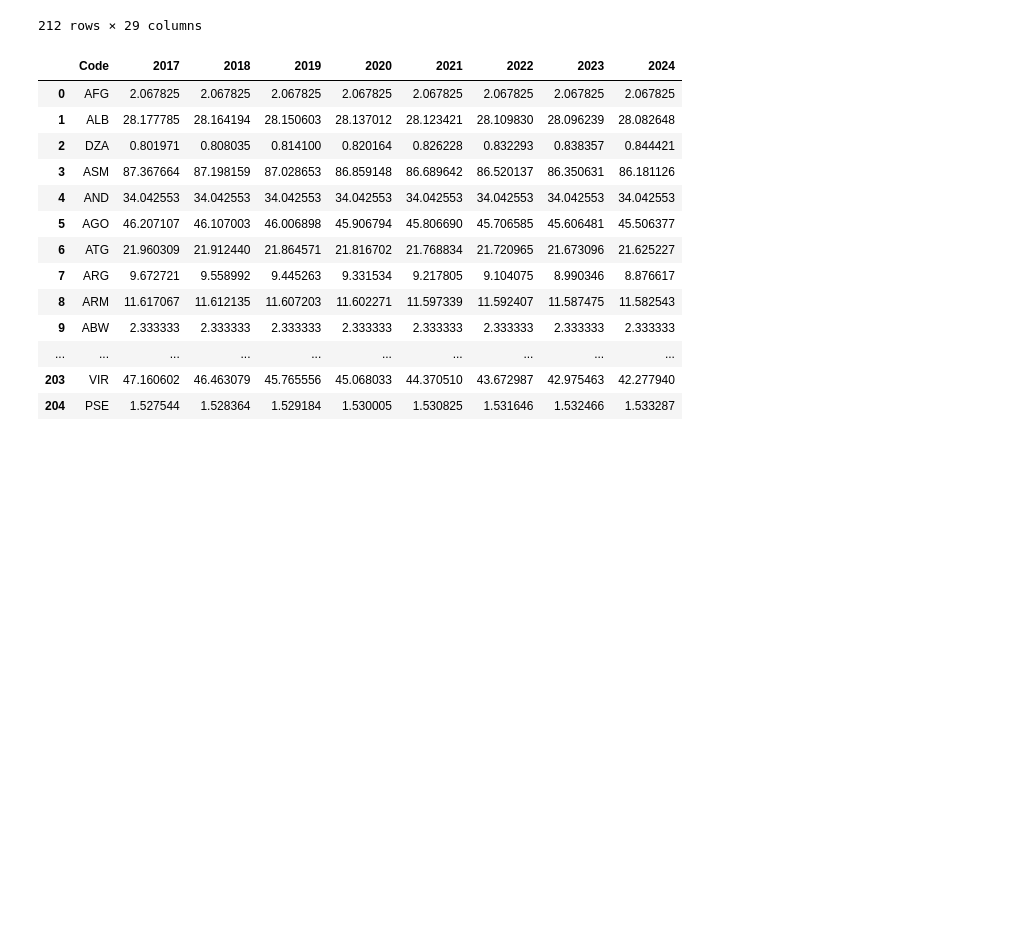
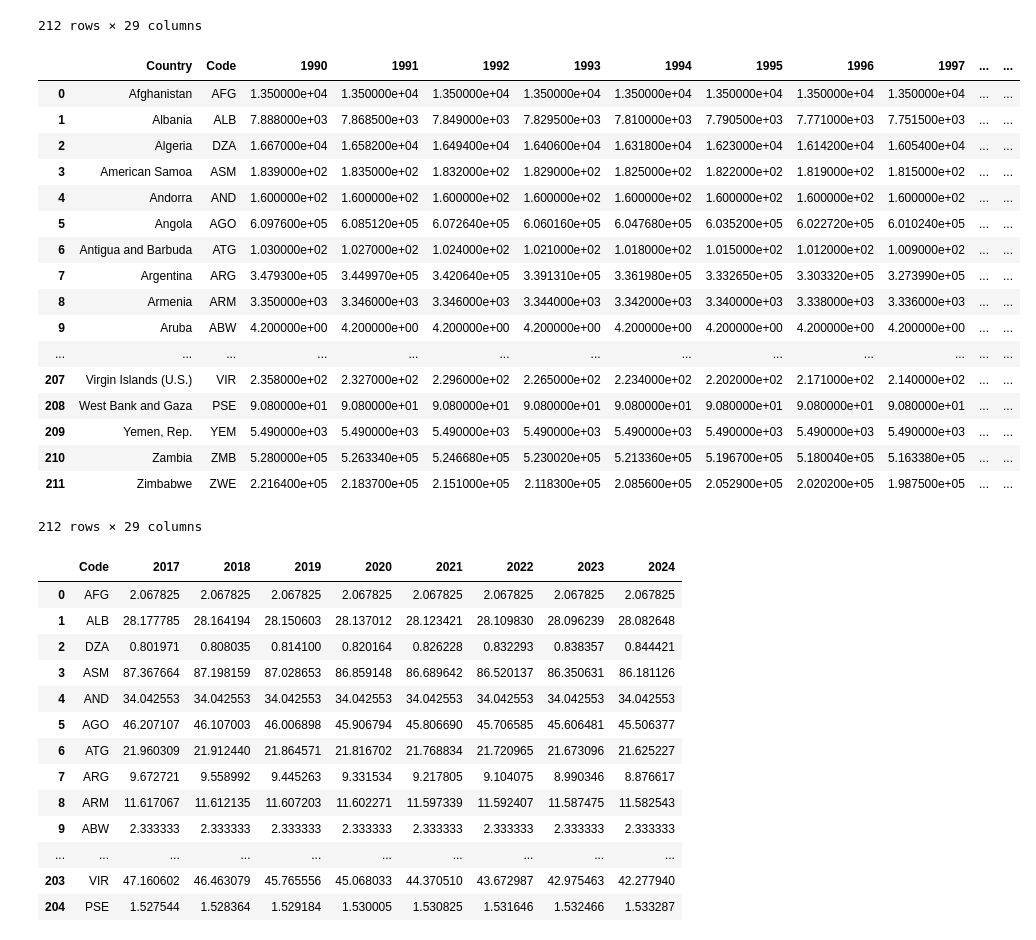
Before and after one commit to bw-deforestationdashboard/dataScience, a Jupyter notebook: Generating Predictions with World Bank Data.ipynb, the cells around one changed output. Drawn from its saved outputs; the diff is of its cells as text; code cells hidden in the pictures; blank space fills up the shorter version.

```diff
--- a/Generating Predictions with World Bank Data.ipynb
+++ b/Generating Predictions with World Bank Data.ipynb
@@ -24,6 +24,30 @@ pct_forest_coverage
 | 210 | Zambia | ZMB | 71.025976 | 70.801865 | 70.577760 | 70.353649 | 70.129544 | 69.905433 | 69.681323 | 69.457217 | ... | ... |
 | 211 | Zimbabwe | ZWE | 57.293525 | 56.448236 | 55.602947 | 54.757658 | 53.912369 | 53.067080 | 52.221791 | 51.376503 | ... | ... |
 212 rows × 29 columns
+# %%
+# Loading cleaned World Bank data on forest area in square kilometers...
+sq_km_forest_coverage = pd.read_csv('sq_km_forest_coverage.csv', index_col=0)
+
+sq_km_forest_coverage
+# %% [output]
+|  | Country | Code | 1990 | 1991 | 1992 | 1993 | 1994 | 1995 | 1996 | 1997 | ... | ... |
+| 0 | Afghanistan | AFG | 1.350000e+04 | 1.350000e+04 | 1.350000e+04 | 1.350000e+04 | 1.350000e+04 | 1.350000e+04 | 1.350000e+04 | 1.350000e+04 | ... | ... |
+| 1 | Albania | ALB | 7.888000e+03 | 7.868500e+03 | 7.849000e+03 | 7.829500e+03 | 7.810000e+03 | 7.790500e+03 | 7.771000e+03 | 7.751500e+03 | ... | ... |
+| 2 | Algeria | DZA | 1.667000e+04 | 1.658200e+04 | 1.649400e+04 | 1.640600e+04 | 1.631800e+04 | 1.623000e+04 | 1.614200e+04 | 1.605400e+04 | ... | ... |
+| 3 | American Samoa | ASM | 1.839000e+02 | 1.835000e+02 | 1.832000e+02 | 1.829000e+02 | 1.825000e+02 | 1.822000e+02 | 1.819000e+02 | 1.815000e+02 | ... | ... |
+| 4 | Andorra | AND | 1.600000e+02 | 1.600000e+02 | 1.600000e+02 | 1.600000e+02 | 1.600000e+02 | 1.600000e+02 | 1.600000e+02 | 1.600000e+02 | ... | ... |
+| 5 | Angola | AGO | 6.097600e+05 | 6.085120e+05 | 6.072640e+05 | 6.060160e+05 | 6.047680e+05 | 6.035200e+05 | 6.022720e+05 | 6.010240e+05 | ... | ... |
+| 6 | Antigua and Barbuda | ATG | 1.030000e+02 | 1.027000e+02 | 1.024000e+02 | 1.021000e+02 | 1.018000e+02 | 1.015000e+02 | 1.012000e+02 | 1.009000e+02 | ... | ... |
+| 7 | Argentina | ARG | 3.479300e+05 | 3.449970e+05 | 3.420640e+05 | 3.391310e+05 | 3.361980e+05 | 3.332650e+05 | 3.303320e+05 | 3.273990e+05 | ... | ... |
+| 8 | Armenia | ARM | 3.350000e+03 | 3.346000e+03 | 3.346000e+03 | 3.344000e+03 | 3.342000e+03 | 3.340000e+03 | 3.338000e+03 | 3.336000e+03 | ... | ... |
+| 9 | Aruba | ABW | 4.200000e+00 | 4.200000e+00 | 4.200000e+00 | 4.200000e+00 | 4.200000e+00 | 4.200000e+00 | 4.200000e+00 | 4.200000e+00 | ... | ... |
+| ... | ... | ... | ... | ... | ... | ... | ... | ... | ... | ... | ... | ... |
+| 207 | Virgin Islands (U.S.) | VIR | 2.358000e+02 | 2.327000e+02 | 2.296000e+02 | 2.265000e+02 | 2.234000e+02 | 2.202000e+02 | 2.171000e+02 | 2.140000e+02 | ... | ... |
+| 208 | West Bank and Gaza | PSE | 9.080000e+01 | 9.080000e+01 | 9.080000e+01 | 9.080000e+01 | 9.080000e+01 | 9.080000e+01 | 9.080000e+01 | 9.080000e+01 | ... | ... |
+| 209 | Yemen, Rep. | YEM | 5.490000e+03 | 5.490000e+03 | 5.490000e+03 | 5.490000e+03 | 5.490000e+03 | 5.490000e+03 | 5.490000e+03 | 5.490000e+03 | ... | ... |
+| 210 | Zambia | ZMB | 5.280000e+05 | 5.263340e+05 | 5.246680e+05 | 5.230020e+05 | 5.213360e+05 | 5.196700e+05 | 5.180040e+05 | 5.163380e+05 | ... | ... |
+| 211 | Zimbabwe | ZWE | 2.216400e+05 | 2.183700e+05 | 2.151000e+05 | 2.118300e+05 | 2.085600e+05 | 2.052900e+05 | 2.020200e+05 | 1.987500e+05 | ... | ... |
+212 rows × 29 columns
 # %%
 # Putting time series data for countries in tidy format...
 pct_forest_coverage_tidy = pct_forest_coverage.melt(
```
Also changed, not shown: parts of 10 cells of this notebook, 4 other files.
